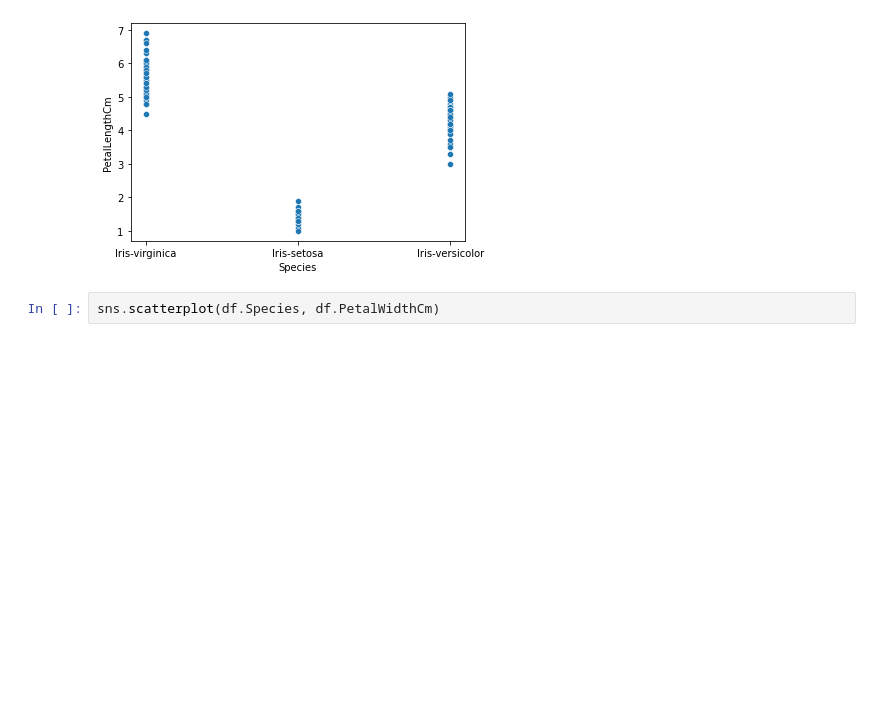
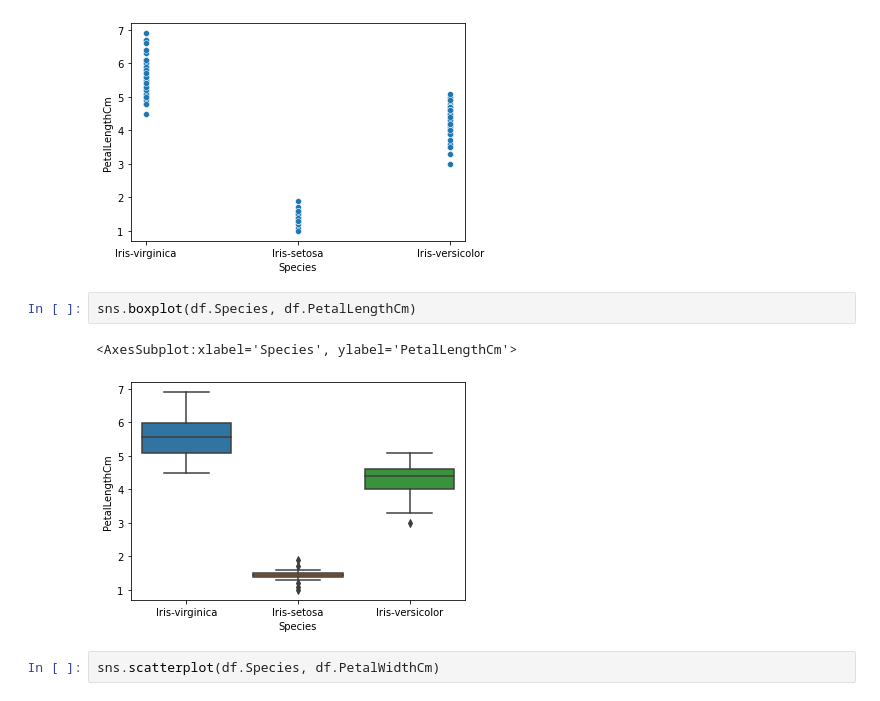
Before and after one commit to PatilOjas/AIML-Lab, a Jupyter notebook: Exp 4/naiveBayes.ipynb, the cells around one changed output. Drawn from its saved outputs; the diff is of its cells as text; blank space fills up the shorter version.

```diff
--- a/Exp 4/naiveBayes.ipynb
+++ b/Exp 4/naiveBayes.ipynb
@@ -87,6 +87,11 @@ sns.scatterplot(df.Species, df.PetalLengthCm)
 # %% [output]
 <AxesSubplot:xlabel='Species', ylabel='PetalLengthCm'>
 [figure]
+# %%
+sns.boxplot(df.Species, df.PetalLengthCm)
+# %% [output]
+<AxesSubplot:xlabel='Species', ylabel='PetalLengthCm'>
+[figure, added]
 # %%
 sns.scatterplot(df.Species, df.PetalWidthCm)
 # %% [output]
```
Also changed, not shown: parts of 6 cells of this notebook.
